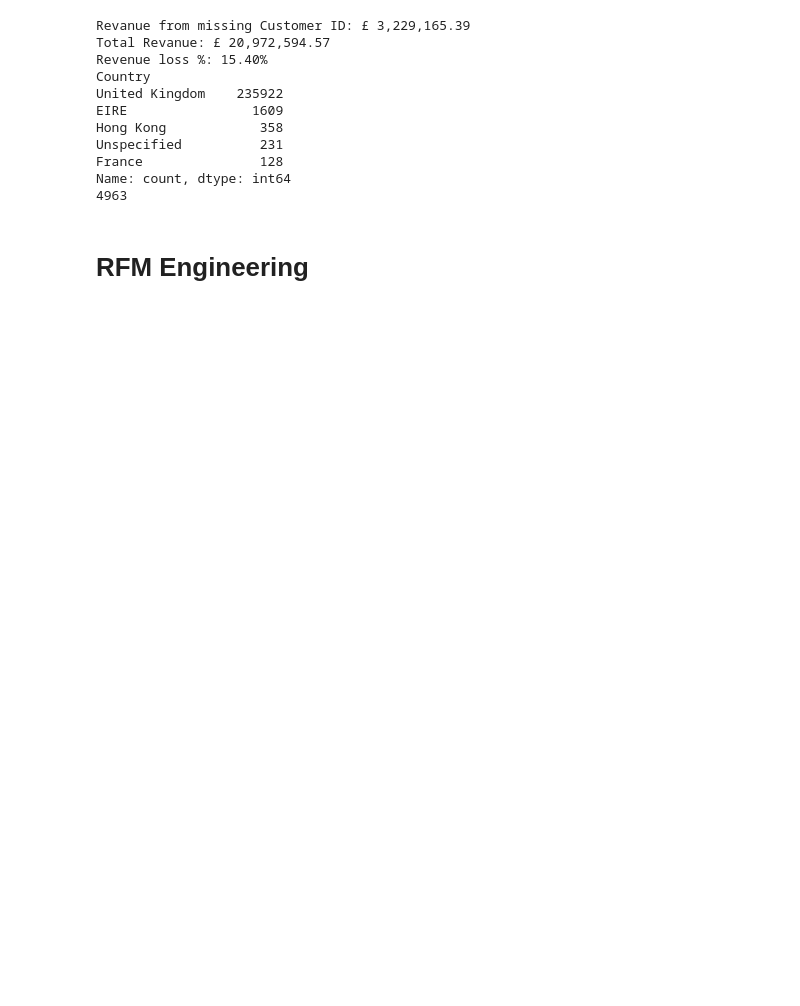
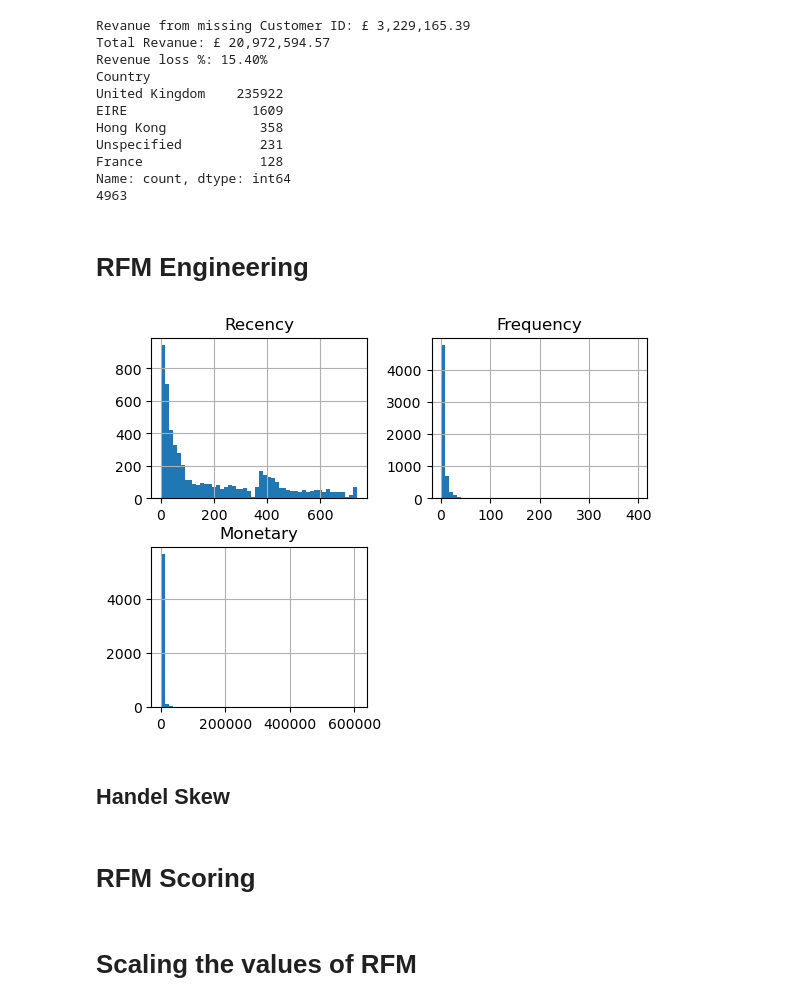
Before and after one commit to Shivam-vachhani/Kaggle_Projects, a Jupyter notebook: Online_retail_analysis/Online Retail RFM Analysis.ipynb, the cells around one changed output. Cells and saved outputs as stored; diff of their text form; code cells hidden in the pictures; blank space fills up the shorter version.

```diff
--- a/Online_retail_analysis/Online Retail RFM Analysis.ipynb
+++ b/Online_retail_analysis/Online Retail RFM Analysis.ipynb
@@ -58,3 +58,13 @@ rfm = df.groupby('Customer ID').agg(
 
 # print(rfm.head())
 # print(rfm.describe())
+# %%
+# Check the skewness of the newly created features.
+
+import matplotlib.pyplot as plt
+rfm[['Recency','Frequency','Monetary']].hist(bins=50)
+plt.show()
+# %% [output]
+[figure, added]
+# %% [markdown]
+## Handel Skew
@@ -60,0 +81,2 @@ rfm = df.groupby('Customer ID').agg(
+# %% [markdown]
+# RFM Scoring
@@ -60,0 +105,2 @@ rfm = df.groupby('Customer ID').agg(
+# %% [markdown]
+# Scaling the values of RFM
```
Also changed, not shown: parts of 7 cells of this notebook.
